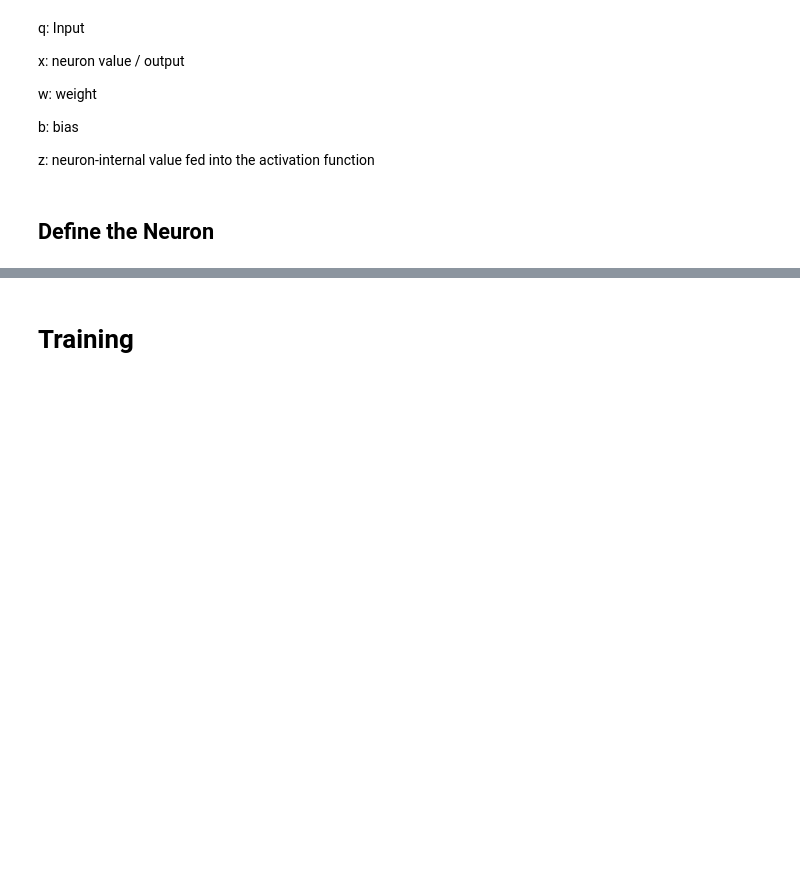
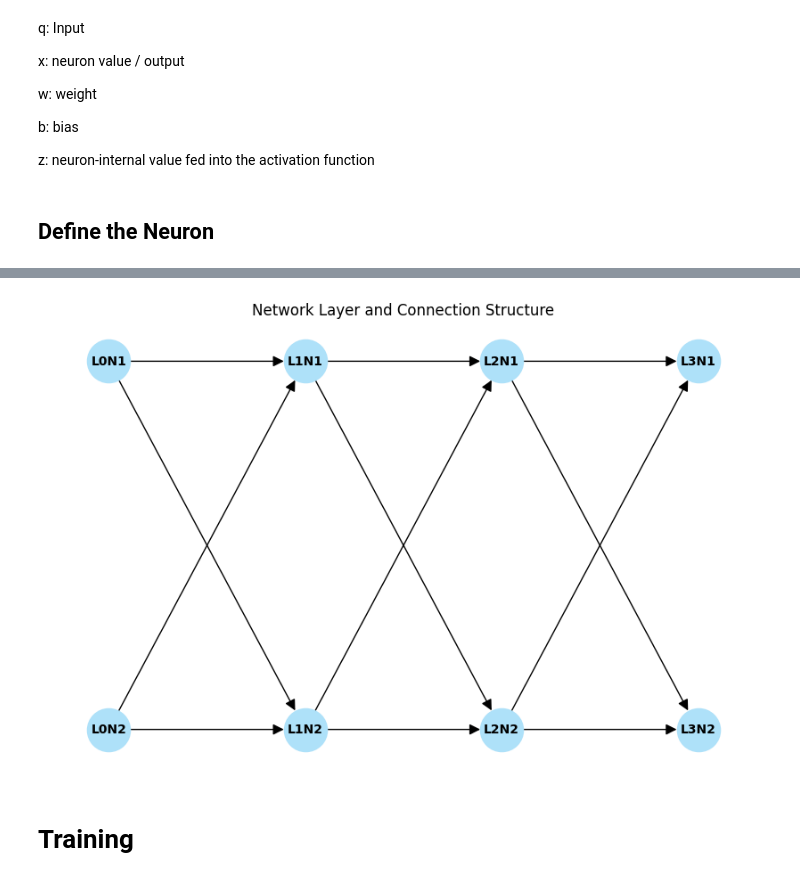
Before and after one commit to 0x53A/UAS_MachineLearning_Robotics, a Jupyter notebook: 02-network.ipynb, the cells around one changed output, grey strips where cells are left out. Drawn from its saved outputs; the diff is of its cells as text; code cells hidden in the pictures; blank space fills up the shorter version.

Commit message:
more layers

```diff
--- a/02-network.ipynb
+++ b/02-network.ipynb
@@ -18,12 +18,12 @@ q2 = np.random.uniform(-1, 1, 1_000)
 def f(q1, q2):
 
     # linear
-    # X1 = q1 + q2 - 1
-    # X2 = q1 - q2 + 1
+    X1 = q1 + q2 - 1
+    X2 = q1 - q2 + 1
 
     # Nonlinear
-    X1 = q1 + (q2 ** 2) - 1
-    X2 = q1 - q2 + 1
+    #X1 = q1 + (q2 ** 2) - 1
+    #X2 = q1 - q2 + 1
 
     return X1, X2
 
@@ -33,3 +37,37 @@ X1, X2 = f(q1, q2)
+# %%
+import matplotlib.pyplot as plt
+import networkx as nx
+
+# Define the network structure
+layers = [2, 2, 2, 2]  # 4 layers, 2 neurons each
+G = nx.DiGraph()
+
+# Add nodes for each neuron in each layer
+positions = {}
+labels = {}
+layer_gap = 2
+neuron_gap = 1.2
+for l, n_count in enumerate(layers):
+    for n in range(n_count):
+        node = f"L{l}N{n+1}"
+        G.add_node(node)
+        # Position: (layer, neuron)
+        positions[node] = (l * layer_gap, -n * neuron_gap + (n_count-1)*neuron_gap/2)
+        labels[node] = f"{node}"
+
+# Add edges (fully connected between adjacent layers)
+for l in range(len(layers)-1):
+    for n1 in range(layers[l]):
+        for n2 in range(layers[l+1]):
+            G.add_edge(f"L{l}N{n1+1}", f"L{l+1}N{n2+1}")
+
+plt.figure(figsize=(8, 5))
+nx.draw(G, pos=positions, with_labels=True, labels=labels, node_size=1200, node_color="#aee1f9", font_size=10, arrowsize=18, font_weight='bold')
+plt.title("Network Layer and Connection Structure")
+plt.axis('off')
+plt.show()
+# %% [output]
+[figure, added]
 # %%
 
 def sigmoid(z):
```
Also changed, not shown: parts of 6 cells of this notebook, 2 other files.
